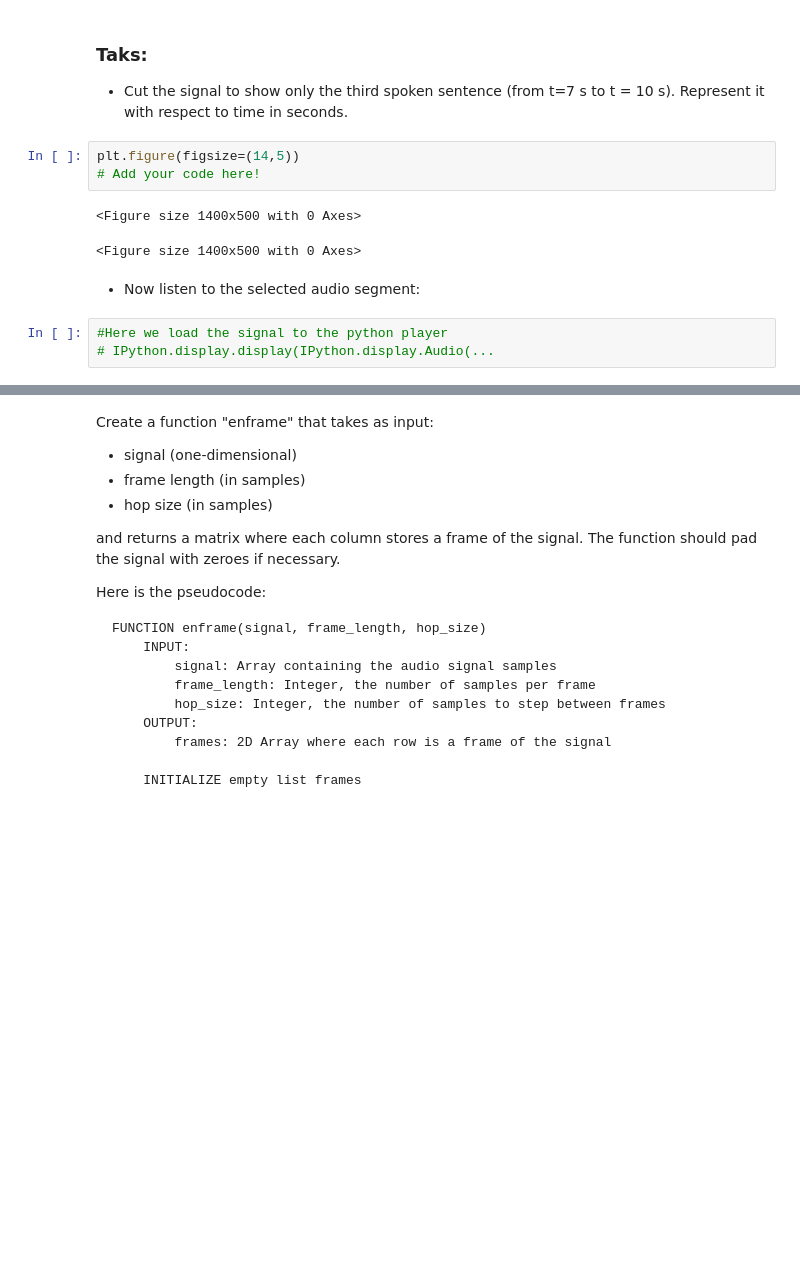
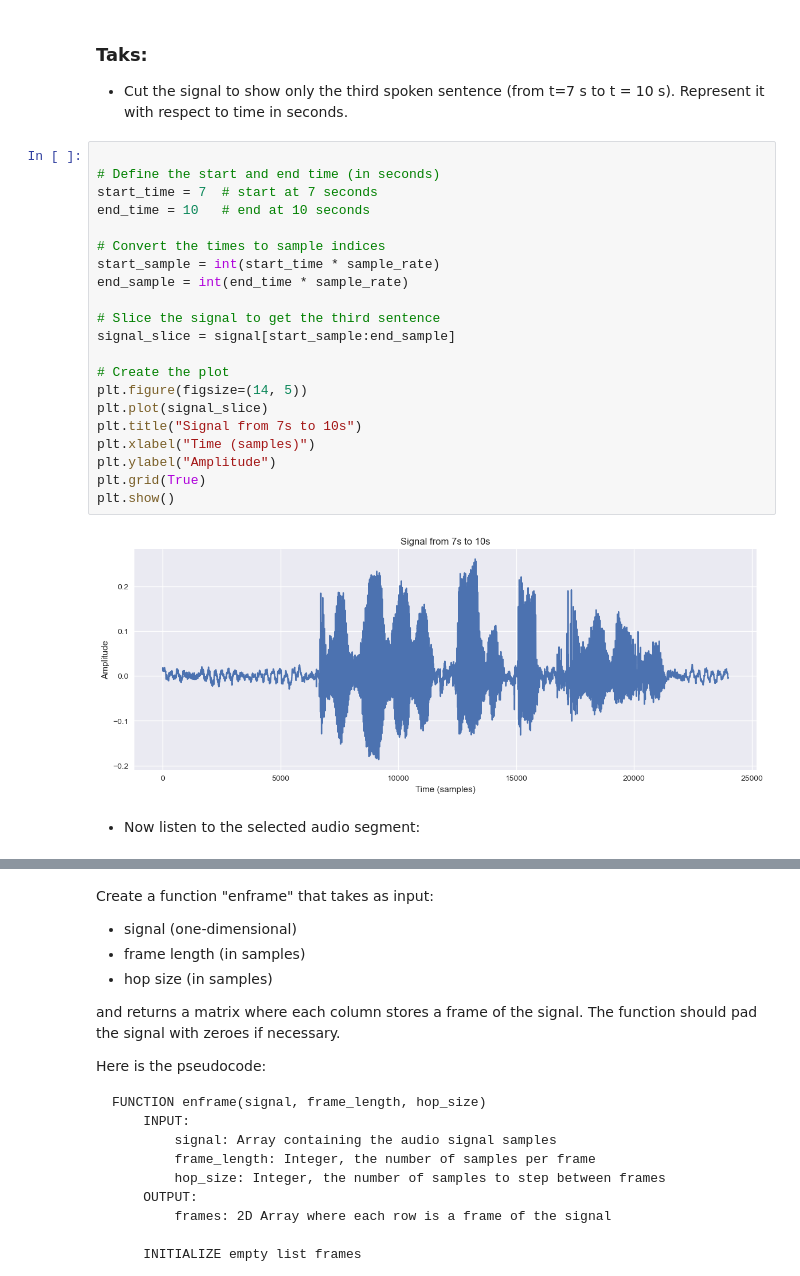
Before and after one commit to Carmenfranci/Selected, a Jupyter notebook: Lab_1_students.ipynb, the cells around one changed output, grey strips where cells are left out. Drawn from its saved outputs; the diff is of its cells as text; blank space fills up the shorter version.

```diff
--- a/Lab_1_students.ipynb
+++ b/Lab_1_students.ipynb
@@ -442,14 +442,28 @@ Signal duration 33.623125
 # %% [markdown]
 ### Taks:
 * Cut the signal to show only the third spoken sentence (from t=7 s to t = 10 s). Represent it with respect to time in seconds.
-# %%
-plt.figure(figsize=(14,5))
-# Add your code here!
-# %% [output]
-<Figure size 1400x500 with 0 Axes>
-<Figure size 1400x500 with 0 Axes>
+# %%
+
+# Define the start and end time (in seconds)
+start_time = 7  # start at 7 seconds
+end_time = 10   # end at 10 seconds
+
+# Convert the times to sample indices
+start_sample = int(start_time * sample_rate)
+end_sample = int(end_time * sample_rate)
+
+# Slice the signal to get the third sentence
+signal_slice = signal[start_sample:end_sample]
+
+# Create the plot
+plt.figure(figsize=(14, 5))
+plt.plot(signal_slice)
+plt.title("Signal from 7s to 10s")
+plt.xlabel("Time (samples)")
+plt.ylabel("Amplitude")
+plt.grid(True)
+plt.show()
+# %% [output]
+[figure, added]
 # %% [markdown]
 * Now listen to the selected audio segment:
-# %%
-#Here we load the signal to the python player
-# IPython.display.display(IPython.display.Audio(...
```
Also changed, not shown: parts of 1 cell of this notebook.
